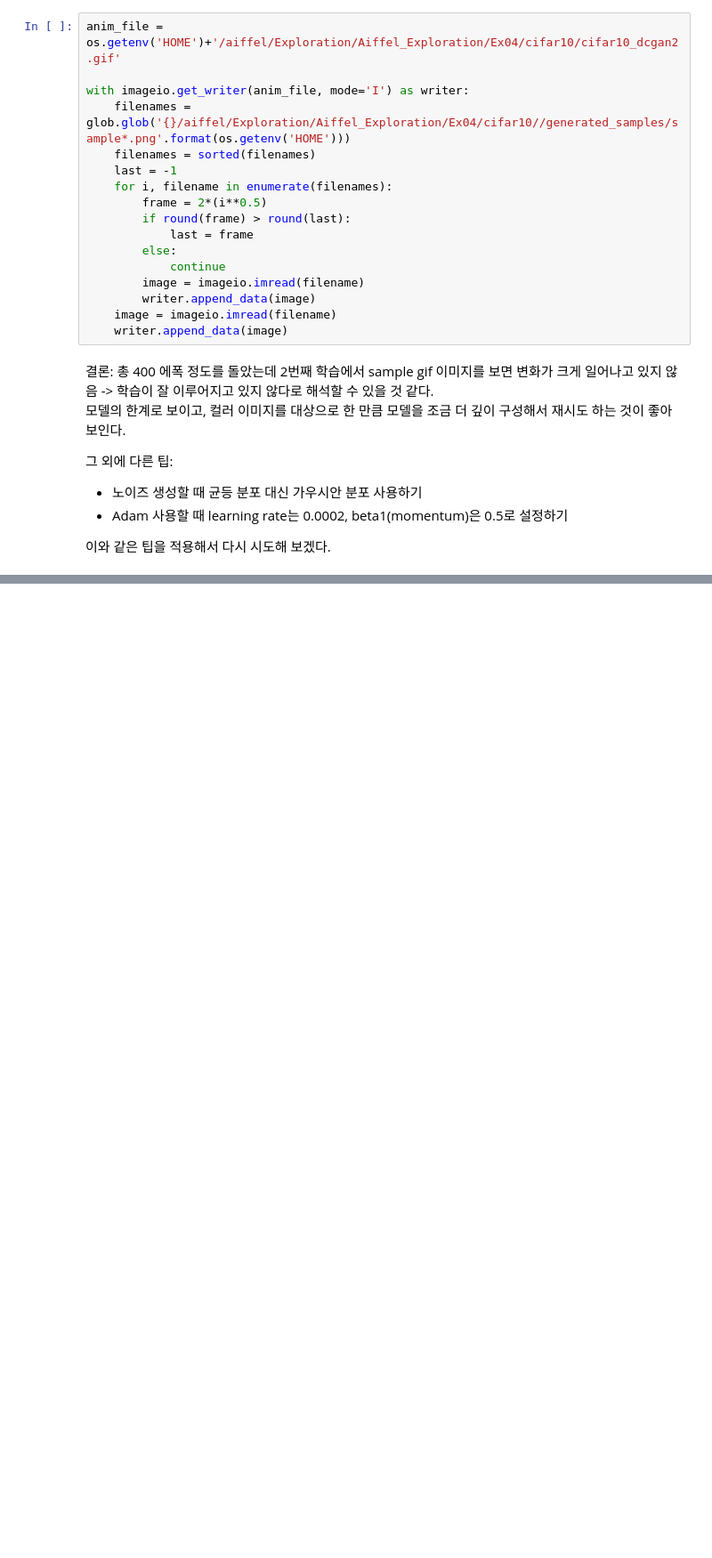
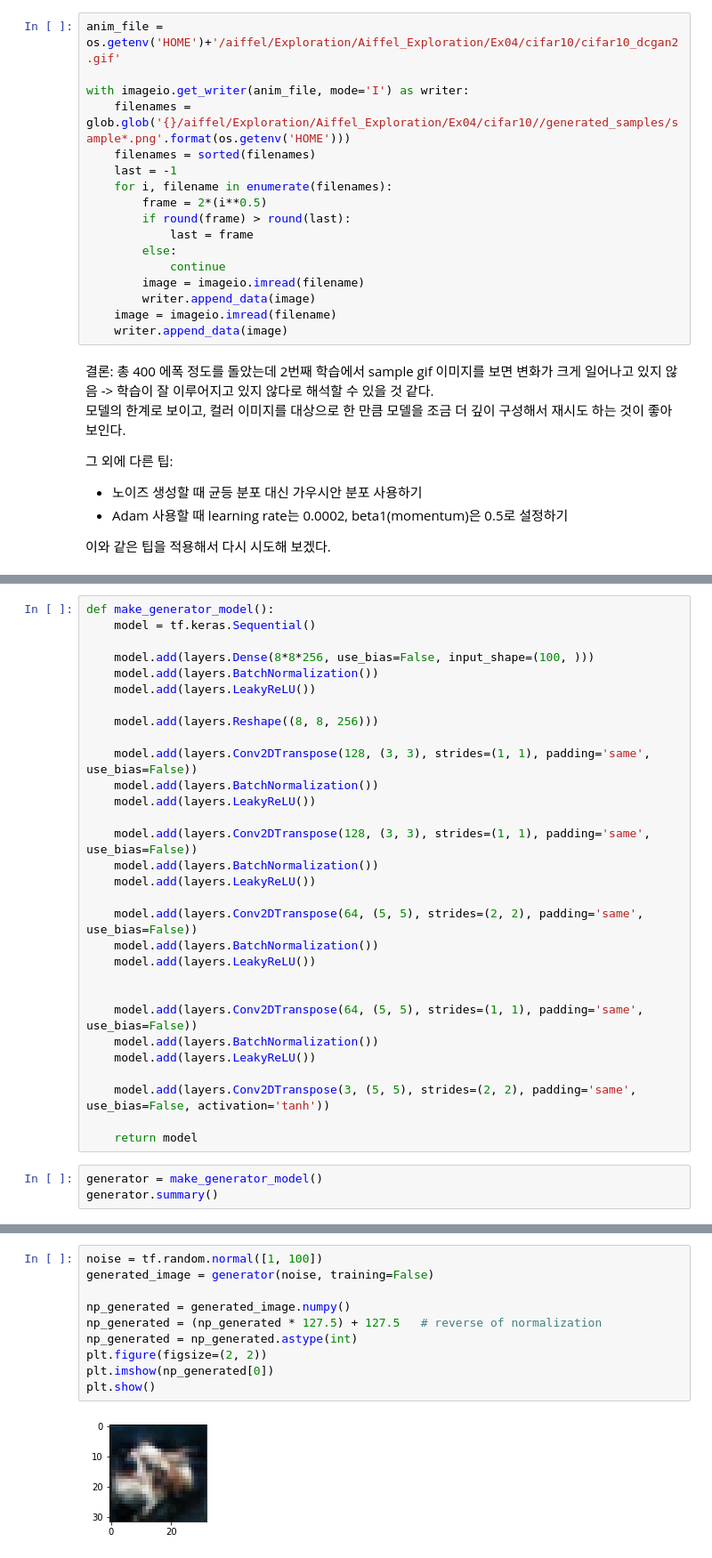
Before and after one commit to 8Chatea8/Aiffel_Exploration, a Jupyter notebook: Ex04/CIFAR10_image_generation.ipynb, the cells around one changed output, grey strips where cells are left out. Shown at 89% size. Saved outputs shown, nothing was run; the diff lists cells and outputs as text; blank space fills up the shorter version.

```diff
--- a/Ex04/CIFAR10_image_generation.ipynb
+++ b/Ex04/CIFAR10_image_generation.ipynb
@@ -428,0 +428,33 @@ with imageio.get_writer(anim_file, mode='I') as writer:
+# %%
+def make_generator_model():
+    model = tf.keras.Sequential()
+
+    model.add(layers.Dense(8*8*256, use_bias=False, input_shape=(100, )))
+    model.add(layers.BatchNormalization())
+    model.add(layers.LeakyReLU())
+
+    model.add(layers.Reshape((8, 8, 256)))
+
+    model.add(layers.Conv2DTranspose(128, (3, 3), strides=(1, 1), padding='same', use_bias=False))
+    model.add(layers.BatchNormalization())
+    model.add(layers.LeakyReLU())
+
+    model.add(layers.Conv2DTranspose(128, (3, 3), strides=(1, 1), padding='same', use_bias=False))
+    model.add(layers.BatchNormalization())
+    model.add(layers.LeakyReLU())
+
+    model.add(layers.Conv2DTranspose(64, (5, 5), strides=(2, 2), padding='same', use_bias=False))
+    model.add(layers.BatchNormalization())
+    model.add(layers.LeakyReLU())
+
+
+    model.add(layers.Conv2DTranspose(64, (5, 5), strides=(1, 1), padding='same', use_bias=False))
+    model.add(layers.BatchNormalization())
+    model.add(layers.LeakyReLU())
+
+    model.add(layers.Conv2DTranspose(3, (5, 5), strides=(2, 2), padding='same', use_bias=False, activation='tanh'))
+
+    return model
+# %%
+generator = make_generator_model()
+generator.summary()
@@ -428,0 +574,12 @@ with imageio.get_writer(anim_file, mode='I') as writer:
+# %%
+noise = tf.random.normal([1, 100])
+generated_image = generator(noise, training=False)
+
+np_generated = generated_image.numpy()
+np_generated = (np_generated * 127.5) + 127.5   # reverse of normalization
+np_generated = np_generated.astype(int)
+plt.figure(figsize=(2, 2))
+plt.imshow(np_generated[0])
+plt.show()
+# %% [output]
+[figure, added]
```
Also changed, not shown: parts of 15 cells of this notebook, 5 other files.
